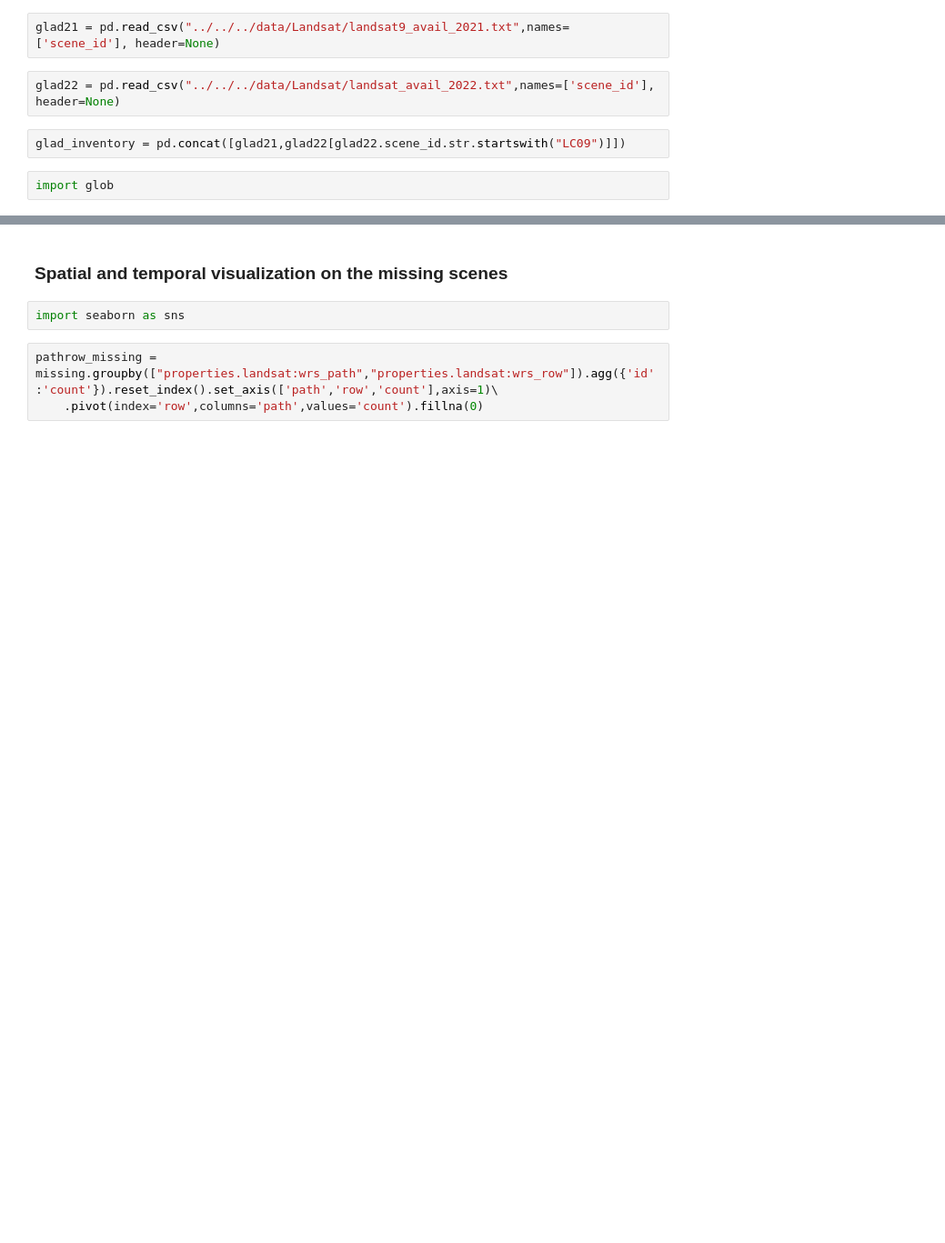
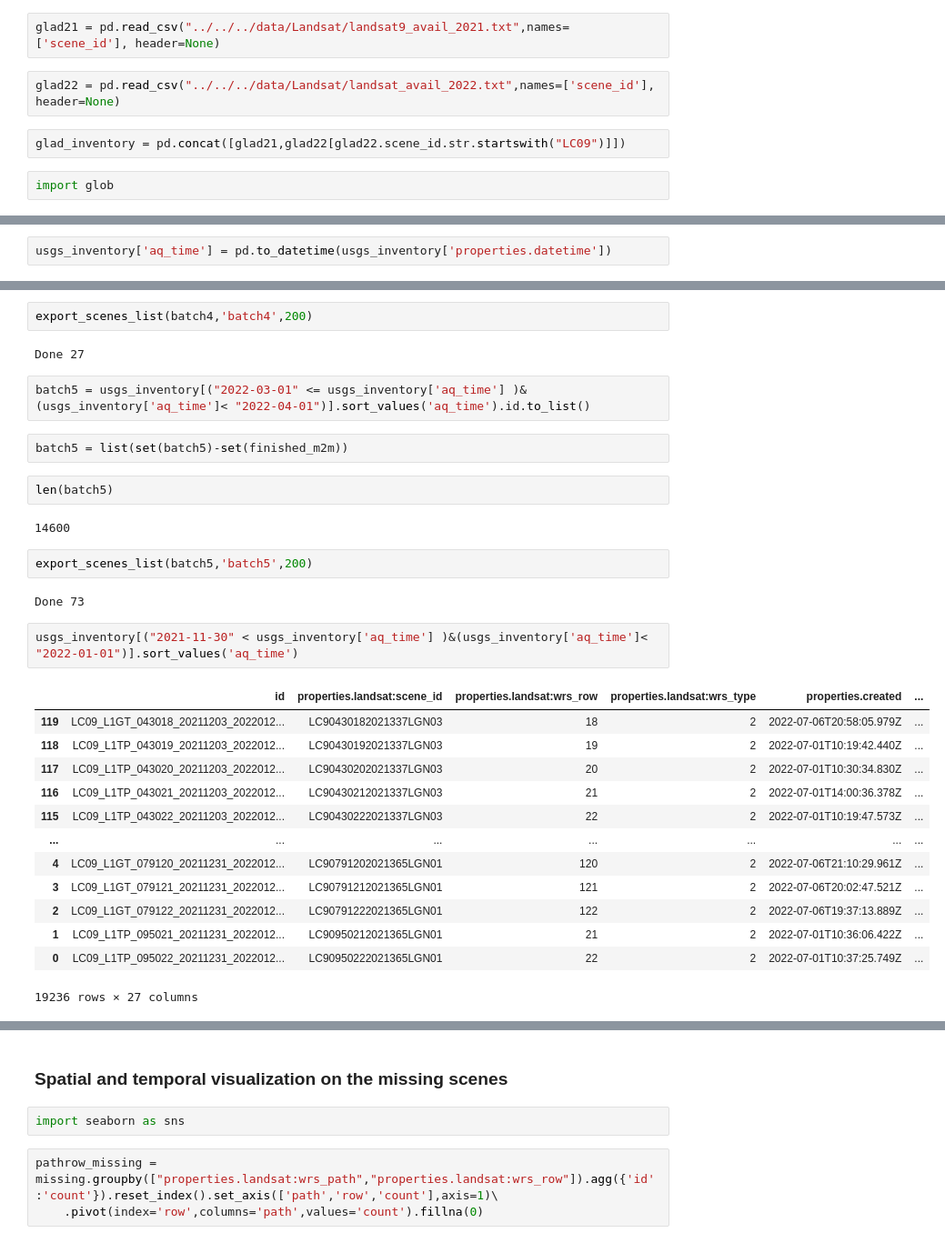
Before and after one commit to easierdata/easier, a Jupyter notebook: code/Pynotebooks/Inventory_check_Landsat.ipynb, the cells around one changed output, grey strips where cells are left out. Shown at 91% size. Drawn from its saved outputs; the diff is of its cells as text; blank space fills up the shorter version.

```diff
--- a/code/Pynotebooks/Inventory_check_Landsat.ipynb
+++ b/code/Pynotebooks/Inventory_check_Landsat.ipynb
@@ -254,0 +820,2 @@ glad_inventory
+# %%
+usgs_inventory['aq_time'] = pd.to_datetime(usgs_inventory['properties.datetime'])
@@ -254,0 +856,32 @@ glad_inventory
+# %%
+export_scenes_list(batch4,'batch4',200)
+# %% [output]
+Done 27
+# %%
+batch5 = usgs_inventory[("2022-03-01" <= usgs_inventory['aq_time'] )&(usgs_inventory['aq_time']< "2022-04-01")].sort_values('aq_time').id.to_list()
+# %%
+batch5 = list(set(batch5)-set(finished_m2m))
+# %%
+len(batch5)
+# %% [output]
+14600
+# %%
+export_scenes_list(batch5,'batch5',200)
+# %% [output]
+Done 73
+# %%
+usgs_inventory[("2021-11-30" < usgs_inventory['aq_time'] )&(usgs_inventory['aq_time']< "2022-01-01")].sort_values('aq_time')
+# %% [output]
+|  | id | properties.landsat:scene_id | properties.landsat:wrs_row | properties.landsat:wrs_type | properties.created | ... |
+| 119 | LC09_L1GT_043018_20211203_2022012... | LC90430182021337LGN03 | 18 | 2 | 2022-07-06T20:58:05.979Z | ... |
+| 118 | LC09_L1TP_043019_20211203_2022012... | LC90430192021337LGN03 | 19 | 2 | 2022-07-01T10:19:42.440Z | ... |
+| 117 | LC09_L1TP_043020_20211203_2022012... | LC90430202021337LGN03 | 20 | 2 | 2022-07-01T10:30:34.830Z | ... |
+| 116 | LC09_L1TP_043021_20211203_2022012... | LC90430212021337LGN03 | 21 | 2 | 2022-07-01T14:00:36.378Z | ... |
+| 115 | LC09_L1TP_043022_20211203_2022012... | LC90430222021337LGN03 | 22 | 2 | 2022-07-01T10:19:47.573Z | ... |
+| ... | ... | ... | ... | ... | ... | ... |
+| 4 | LC09_L1GT_079120_20211231_2022012... | LC90791202021365LGN01 | 120 | 2 | 2022-07-06T21:10:29.961Z | ... |
+| 3 | LC09_L1GT_079121_20211231_2022012... | LC90791212021365LGN01 | 121 | 2 | 2022-07-06T20:02:47.521Z | ... |
+| 2 | LC09_L1GT_079122_20211231_2022012... | LC90791222021365LGN01 | 122 | 2 | 2022-07-06T19:37:13.889Z | ... |
+| 1 | LC09_L1TP_095021_20211231_2022012... | LC90950212021365LGN01 | 21 | 2 | 2022-07-01T10:36:06.422Z | ... |
+| 0 | LC09_L1TP_095022_20211231_2022012... | LC90950222021365LGN01 | 22 | 2 | 2022-07-01T10:37:25.749Z | ... |
+19236 rows × 27 columns
```
Also changed, not shown: parts of 89 cells of this notebook, 4 other files.
